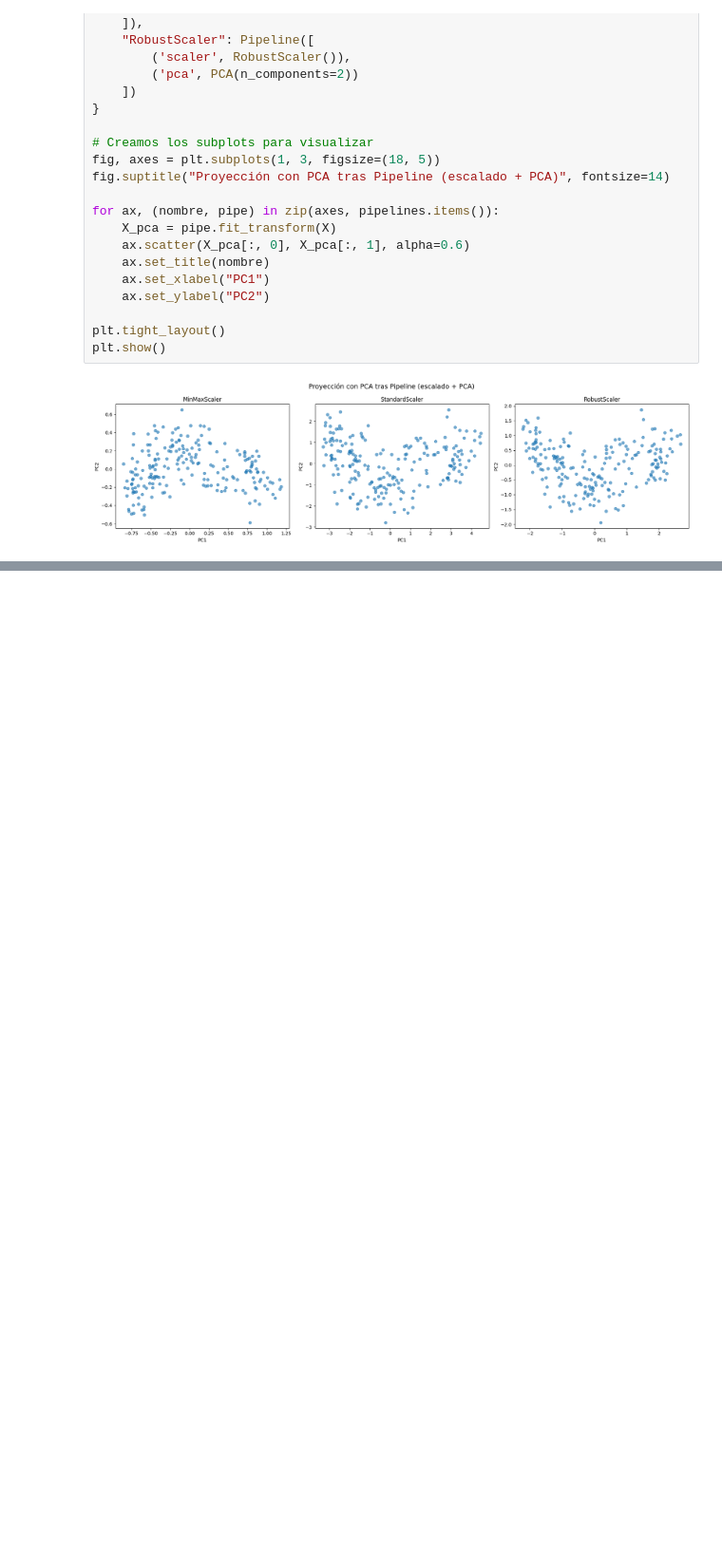
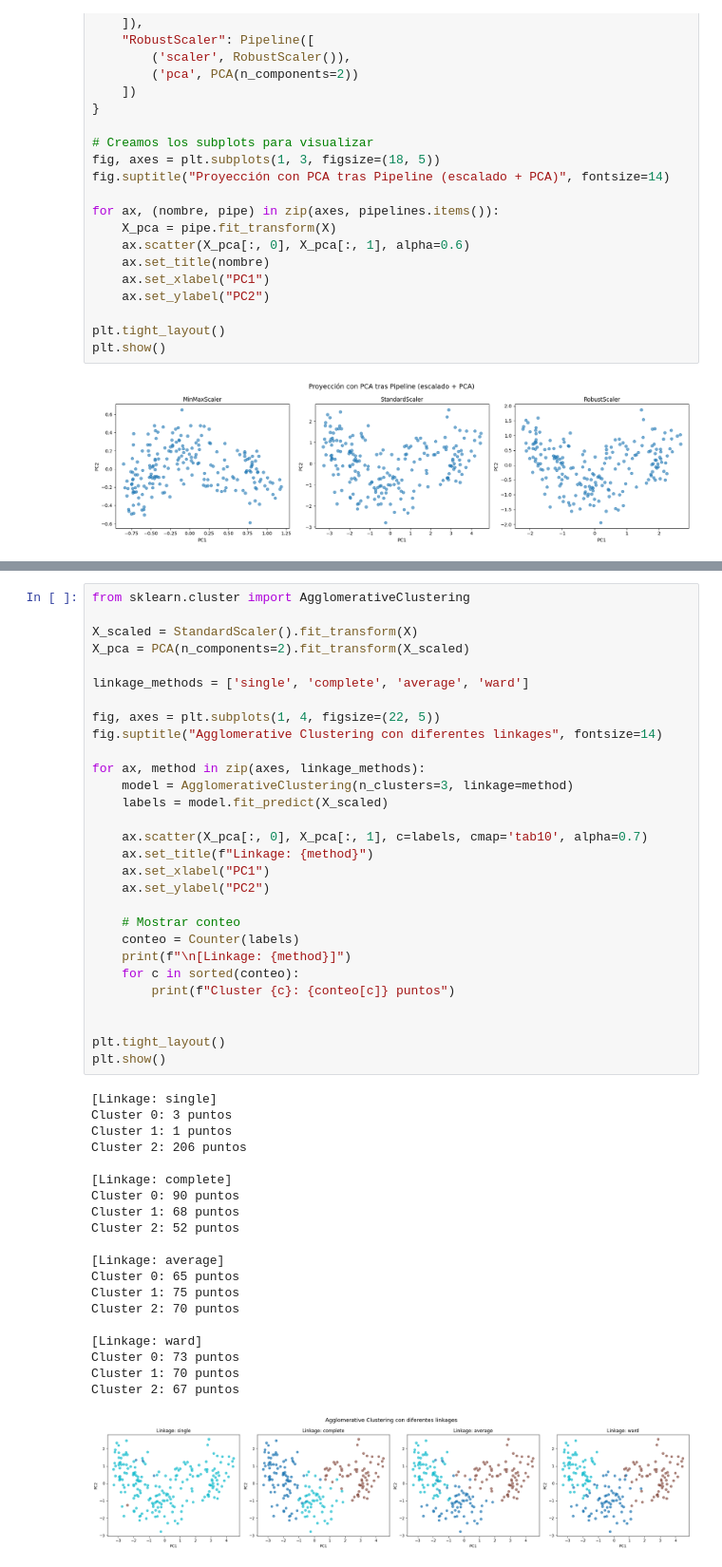
Before and after one commit to 100495746/AprendizajeAutomatico2, a Jupyter notebook: clustering_semillas.ipynb, the cells around one changed output, grey strips where cells are left out. Shown: that part at 95% size. Cells and saved outputs as stored; diff of their text form; blank space fills up the shorter version.

```diff
--- a/clustering_semillas.ipynb
+++ b/clustering_semillas.ipynb
@@ -182,0 +253,50 @@ plt.show()
+# %%
+from sklearn.cluster import AgglomerativeClustering
+
+X_scaled = StandardScaler().fit_transform(X)
+X_pca = PCA(n_components=2).fit_transform(X_scaled)
+
+linkage_methods = ['single', 'complete', 'average', 'ward']
+
+fig, axes = plt.subplots(1, 4, figsize=(22, 5))
+fig.suptitle("Agglomerative Clustering con diferentes linkages", fontsize=14)
+
+for ax, method in zip(axes, linkage_methods):
+    model = AgglomerativeClustering(n_clusters=3, linkage=method)
+    labels = model.fit_predict(X_scaled)
+
+    ax.scatter(X_pca[:, 0], X_pca[:, 1], c=labels, cmap='tab10', alpha=0.7)
+    ax.set_title(f"Linkage: {method}")
+    ax.set_xlabel("PC1")
+    ax.set_ylabel("PC2")
+
+    # Mostrar conteo
+    conteo = Counter(labels)
+    print(f"\n[Linkage: {method}]")
+    for c in sorted(conteo):
+        print(f"Cluster {c}: {conteo[c]} puntos")
+
+
+plt.tight_layout()
+plt.show()
+# %% [output]
+[Linkage: single]
+Cluster 0: 3 puntos
+Cluster 1: 1 puntos
+Cluster 2: 206 puntos
+
+[Linkage: complete]
+Cluster 0: 90 puntos
+Cluster 1: 68 puntos
+Cluster 2: 52 puntos
+
+[Linkage: average]
+Cluster 0: 65 puntos
+Cluster 1: 75 puntos
+Cluster 2: 70 puntos
+
+[Linkage: ward]
+Cluster 0: 73 puntos
+Cluster 1: 70 puntos
+Cluster 2: 67 puntos
+[figure, added]
```
Also changed, not shown: parts of 15 cells of this notebook.
